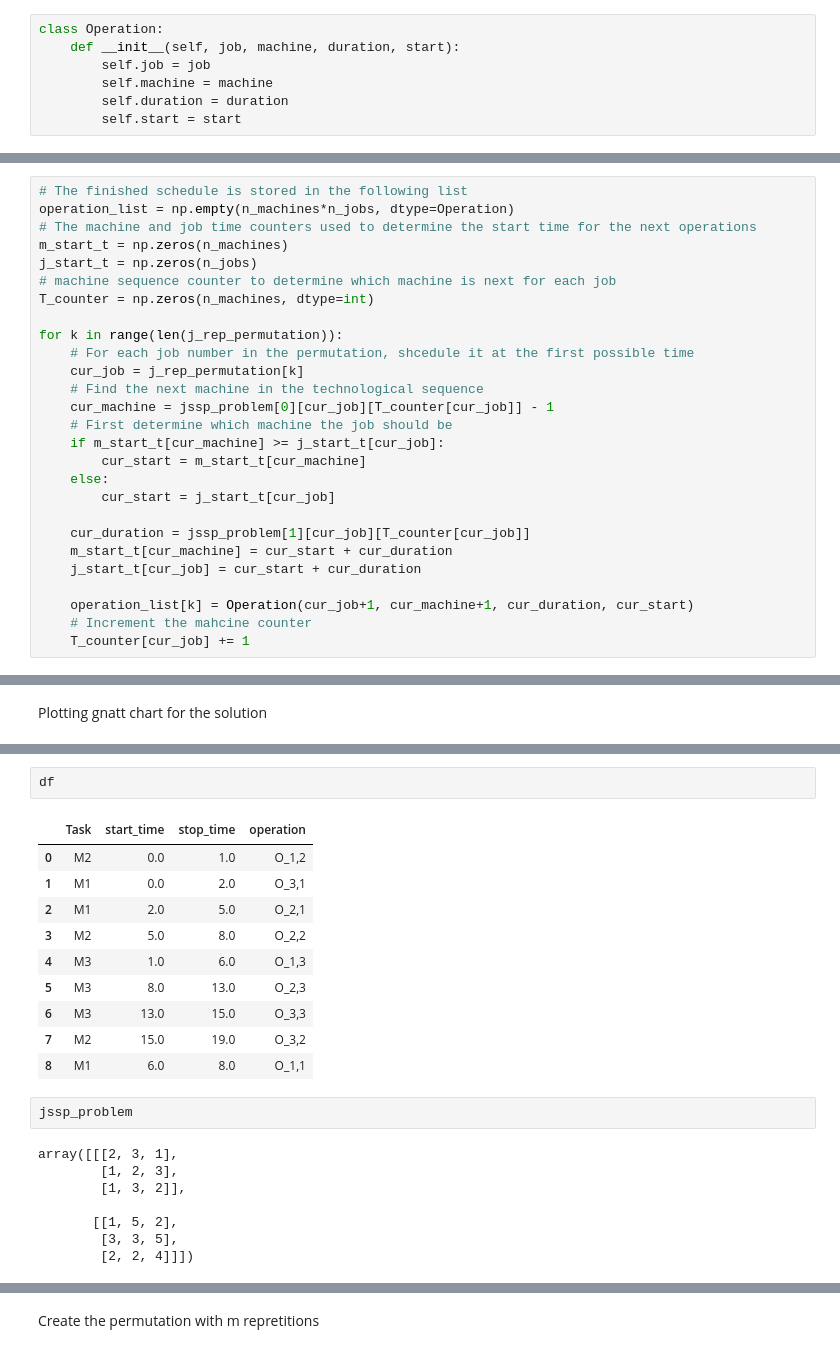
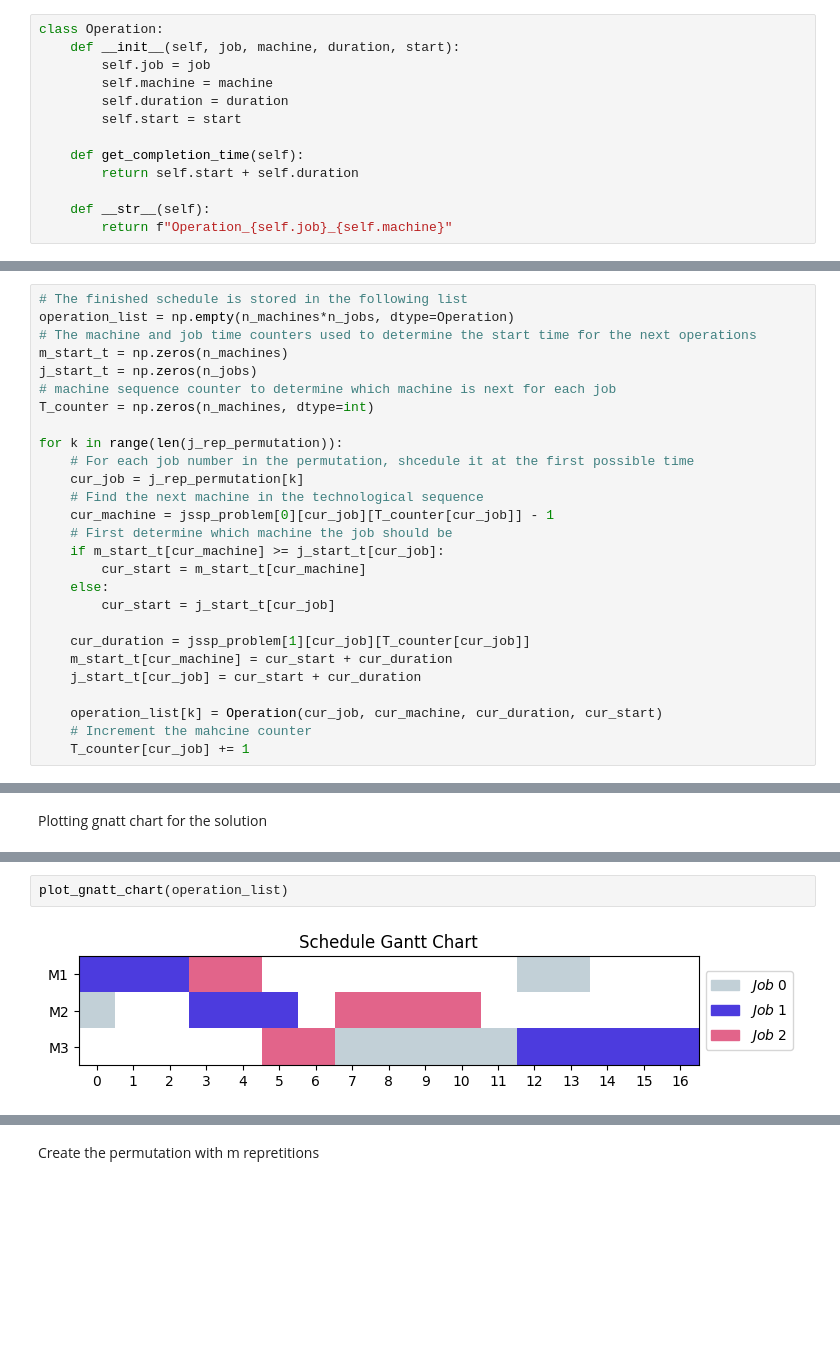
Before and after one commit to B-Moritz/QGA_JSSP, a Jupyter notebook: lab/operation_based_representation.ipynb, the cells around one changed output, grey strips where cells are left out. Cells and saved outputs as stored; diff of their text form; blank space fills up the shorter version.

```diff
--- a/lab/operation_based_representation.ipynb
+++ b/lab/operation_based_representation.ipynb
@@ -57,6 +98,12 @@ class Operation:
         self.machine = machine
         self.duration = duration
         self.start = start
+
+    def get_completion_time(self):
+        return self.start + self.duration
+
+    def __str__(self):
+        return f"Operation_{self.job}_{self.machine}"
 # %% [markdown]
 In the following cell the operation based approach presented by (Bierwirth, 1995) is implemented. it produces semi-active schedules.
 # %%
@@ -83,6 +130,6 @@ for k in range(len(j_rep_permutation)):
     m_start_t[cur_machine] = cur_start + cur_duration
     j_start_t[cur_job] = cur_start + cur_duration
 
-    operation_list[k] = Operation(cur_job+1, cur_machine+1, cur_duration, cur_start)
+    operation_list[k] = Operation(cur_job, cur_machine, cur_duration, cur_start)
     # Increment the mahcine counter
     T_counter[cur_job] += 1
@@ -134,23 +138,4 @@ plt.show()
-# %%
-df
-# %% [output]
-|  | Task | start_time | stop_time | operation |
-| 0 | M2 | 0.0 | 1.0 | O_1,2 |
-| 1 | M1 | 0.0 | 2.0 | O_3,1 |
-| 2 | M1 | 2.0 | 5.0 | O_2,1 |
-| 3 | M2 | 5.0 | 8.0 | O_2,2 |
-| 4 | M3 | 1.0 | 6.0 | O_1,3 |
-| 5 | M3 | 8.0 | 13.0 | O_2,3 |
-| 6 | M3 | 13.0 | 15.0 | O_3,3 |
-| 7 | M2 | 15.0 | 19.0 | O_3,2 |
-| 8 | M1 | 6.0 | 8.0 | O_1,1 |
-# %%
-jssp_problem
-# %% [output]
-array([[[2, 3, 1],
-        [1, 2, 3],
-        [1, 3, 2]],
-
-       [[1, 5, 2],
-        [3, 3, 5],
-        [2, 2, 4]]])
+# %%
+plot_gnatt_chart(operation_list)
+# %% [output]
+[figure, added]
```
Also changed, not shown: parts of 11 cells of this notebook, 10 other files.
